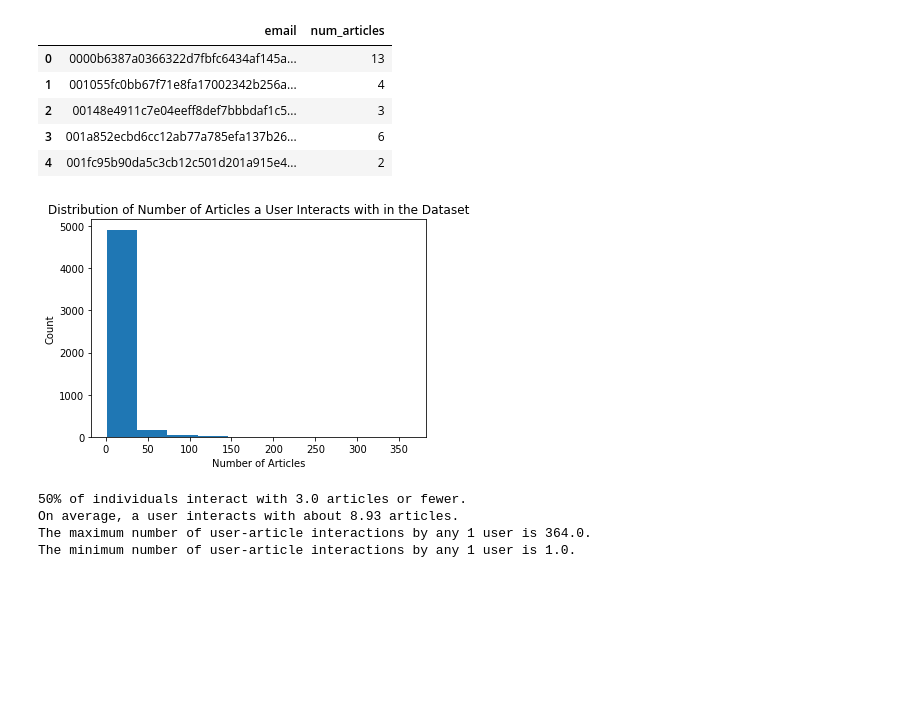
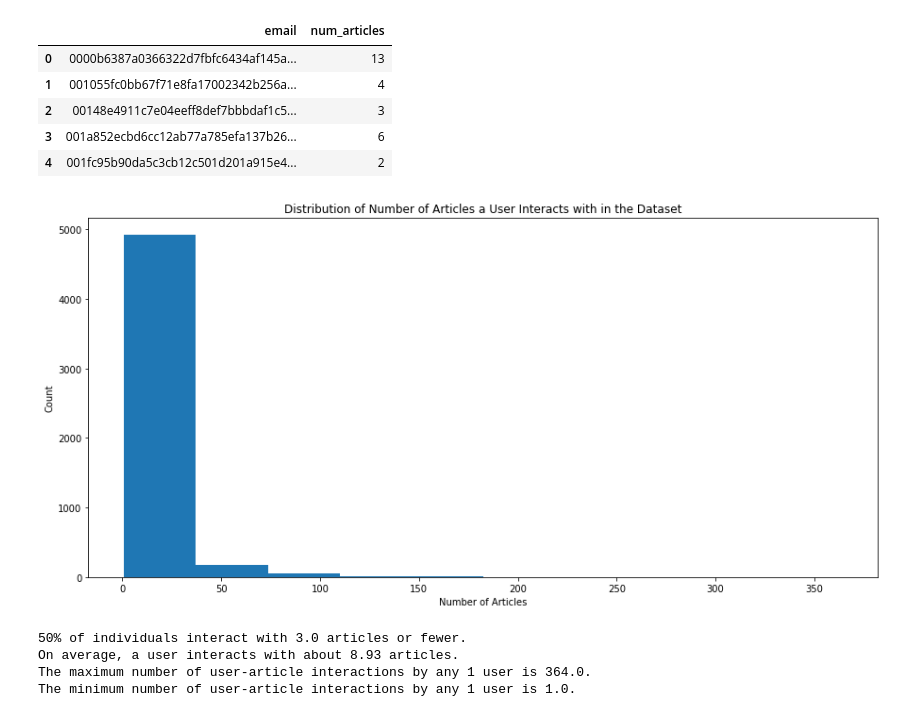
Before and after one commit to trant22t/data-science-nanodegree, a Jupyter notebook: ibm_articles_recommendation_engine/main.ipynb, the cells around one changed output. Saved outputs shown, nothing was run; the diff lists cells and outputs as text; code cells hidden in the pictures; blank space fills up the shorter version.

```diff
--- a/ibm_articles_recommendation_engine/main.ipynb
+++ b/ibm_articles_recommendation_engine/main.ipynb
@@ -61,13 +62,14 @@ usr_art.head()
 | 3 | 001a852ecbd6cc12ab77a785efa137b26... | 6 |
 | 4 | 001fc95b90da5c3cb12c501d201a915e4... | 2 |
 # %%
+plt.figure(figsize=[15, 7])
 plt.hist(usr_art['num_articles'])
 plt.title('Distribution of Number of Articles a User Interacts with in the Dataset')
 plt.xlabel('Number of Articles')
 plt.ylabel('Count')
 plt.show;
 # %% [output]
-[figure, old version]
+[figure, new version]
 # %%
 min_val, max_val, mean_val, median_val, std_val = (
     usr_art['num_articles']
```
Also changed, not shown: parts of 39 cells of this notebook, 1 other file.
